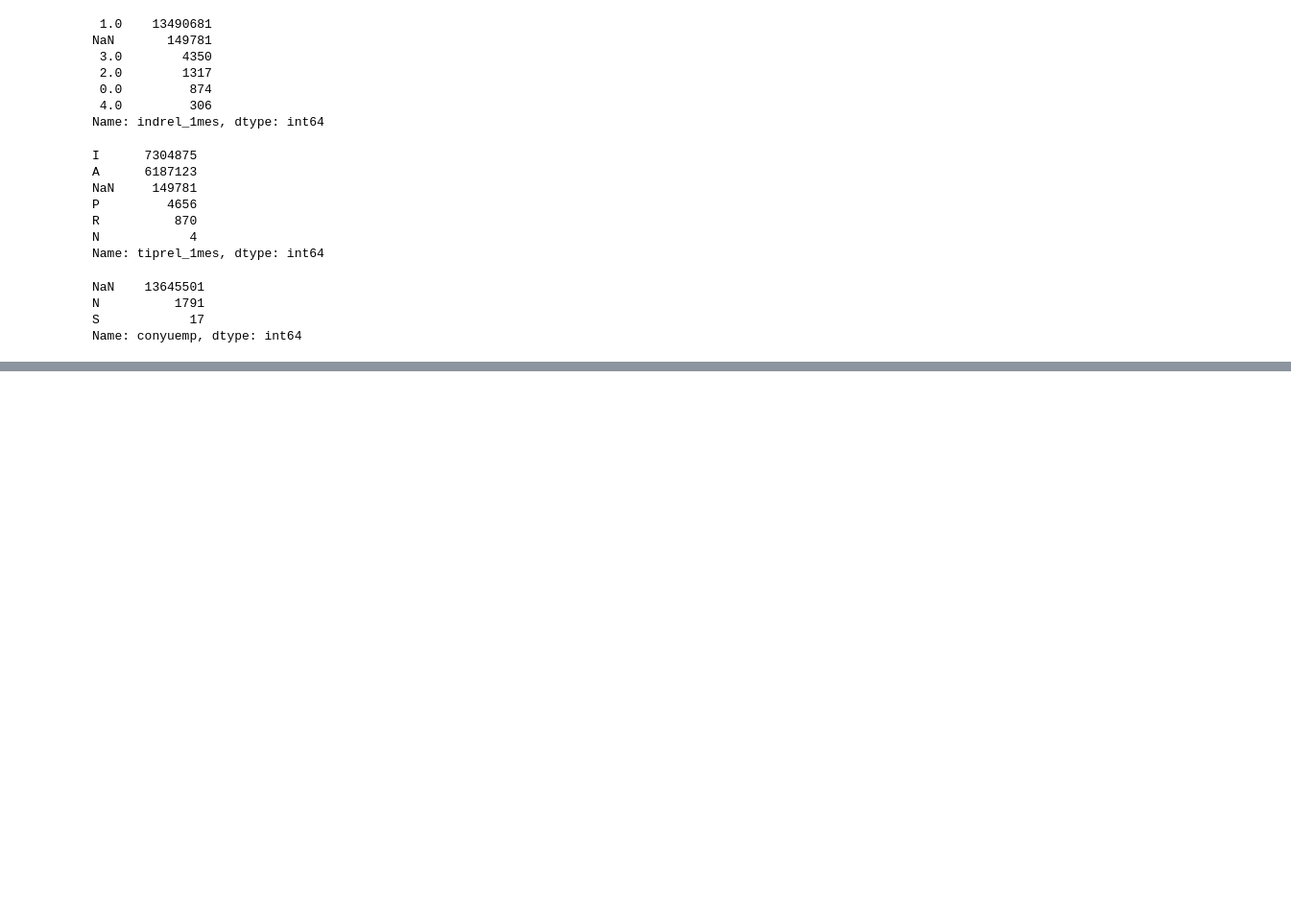
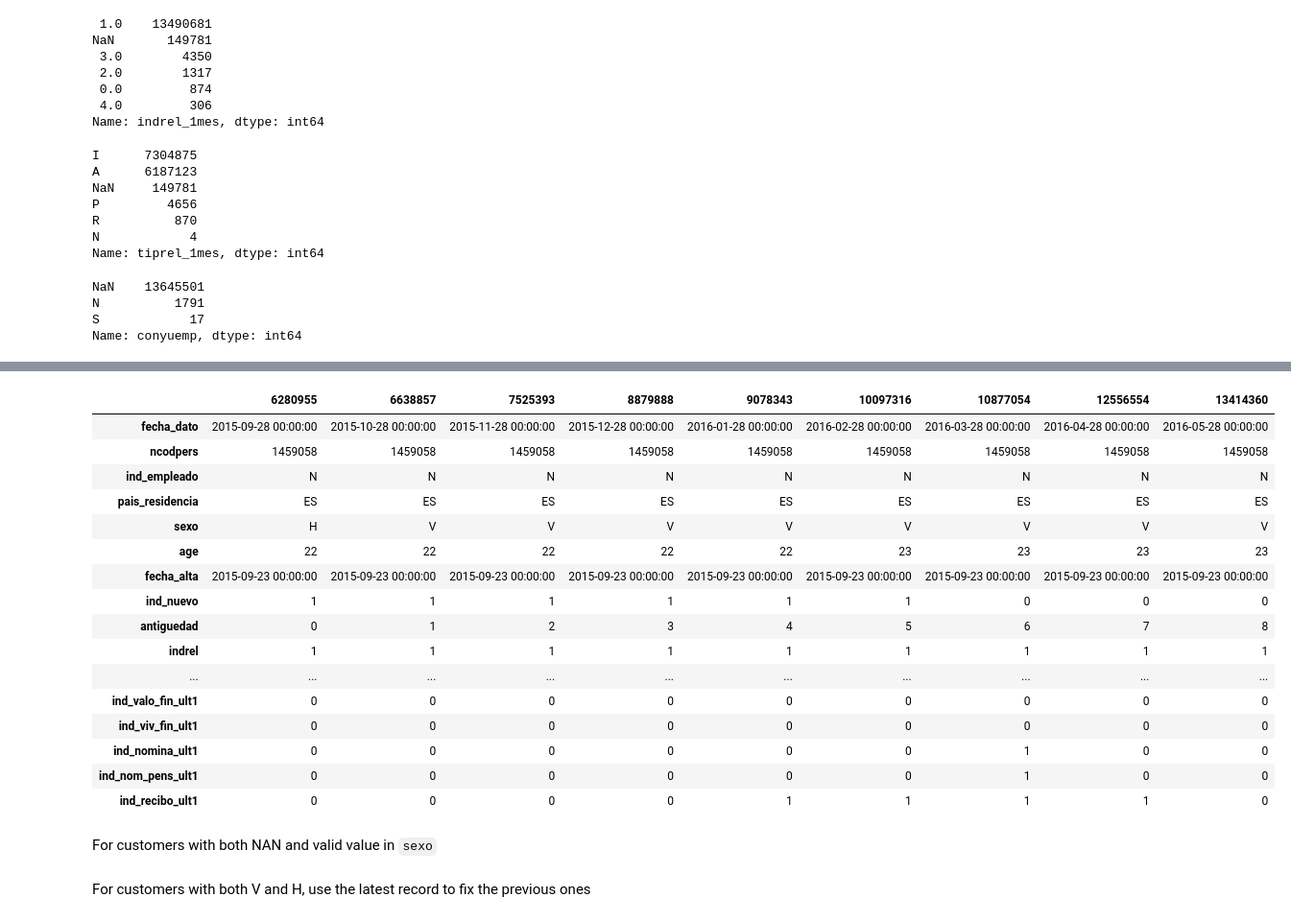
Before and after one commit to LiYan1988/santander-production-recommandation, a Jupyter notebook: notebooks/eda_3_4.ipynb, the cells around one changed output, grey strips where cells are left out. Shown at 96% size. Saved outputs shown, nothing was run; the diff lists cells and outputs as text; code cells hidden in the pictures; blank space fills up the shorter version.

```diff
--- a/notebooks/eda_3_4.ipynb
+++ b/notebooks/eda_3_4.ipynb
@@ -93,0 +157,10 @@ AttributeError: 'DataFrame' object has no attribute 'ncodpers_null'
+# %%
+cols = ['ind_empleado', 'pais_residencia', 'sexo',
+       'age', 'fecha_alta', 'ind_nuevo', 'antiguedad', 'indrel',
+       'ult_fec_cli_1t', 'indrel_1mes', 'tiprel_1mes', 'indresi', 'indext',
+       'conyuemp', 'canal_entrada', 'indfall', 'tipodom', 'cod_prov',
+       'nomprov', 'ind_actividad_cliente', 'renta', 'segmento']
+
+u = {}
+for c in tqdm.tqdm_notebook(cols):
+    u[c] = df.groupby('ncodpers')[c].progress_apply(lambda x: x.nunique(dropna=False))
@@ -93,0 +204,4 @@ AttributeError: 'DataFrame' object has no attribute 'ncodpers_null'
+# %%
+c = 'pais_residencia'
+a = u[c].loc[u[c]==2].index.tolist()
+a = df.loc[df.ncodpers.isin(a)].groupby('ncodpers')[c].apply(lambda x: x.isnull().any())
@@ -93,0 +232,11 @@ AttributeError: 'DataFrame' object has no attribute 'ncodpers_null'
+# %%
+def fix_pais_residencia(x):
+    x = x.fillna(method='bfill')
+    x = x.fillna(method='ffill')
+    return x
+
+# df['pais_residencia'] = df.groupby('ncodpers')['pais_residencia'].progress_apply(fix_pais_residencia)
+
+n = df.loc[df.ncodpers.isin(a[a].index)].groupby('ncodpers')['pais_residencia'].apply(fix_pais_residencia)
+
+df.loc[df.ncodpers.isin(a[a].index), 'pais_residencia'] = n
@@ -93,0 +293,22 @@ AttributeError: 'DataFrame' object has no attribute 'ncodpers_null'
+# %%
+df.loc[df.ncodpers==1459058].T
+# %% [output]
+|  | 6280955 | 6638857 | 7525393 | 8879888 | 9078343 | 10097316 | 10877054 | 12556554 | 13414360 |
+| fecha_dato | 2015-09-28 00:00:00 | 2015-10-28 00:00:00 | 2015-11-28 00:00:00 | 2015-12-28 00:00:00 | 2016-01-28 00:00:00 | 2016-02-28 00:00:00 | 2016-03-28 00:00:00 | 2016-04-28 00:00:00 | 2016-05-28 00:00:00 |
+| ncodpers | 1459058 | 1459058 | 1459058 | 1459058 | 1459058 | 1459058 | 1459058 | 1459058 | 1459058 |
+| ind_empleado | N | N | N | N | N | N | N | N | N |
+| pais_residencia | ES | ES | ES | ES | ES | ES | ES | ES | ES |
+| sexo | H | V | V | V | V | V | V | V | V |
+| age | 22 | 22 | 22 | 22 | 22 | 23 | 23 | 23 | 23 |
+| fecha_alta | 2015-09-23 00:00:00 | 2015-09-23 00:00:00 | 2015-09-23 00:00:00 | 2015-09-23 00:00:00 | 2015-09-23 00:00:00 | 2015-09-23 00:00:00 | 2015-09-23 00:00:00 | 2015-09-23 00:00:00 | 2015-09-23 00:00:00 |
+| ind_nuevo | 1 | 1 | 1 | 1 | 1 | 1 | 0 | 0 | 0 |
+| antiguedad | 0 | 1 | 2 | 3 | 4 | 5 | 6 | 7 | 8 |
+| indrel | 1 | 1 | 1 | 1 | 1 | 1 | 1 | 1 | 1 |
+| ... | ... | ... | ... | ... | ... | ... | ... | ... | ... |
+| ind_valo_fin_ult1 | 0 | 0 | 0 | 0 | 0 | 0 | 0 | 0 | 0 |
+| ind_viv_fin_ult1 | 0 | 0 | 0 | 0 | 0 | 0 | 0 | 0 | 0 |
+| ind_nomina_ult1 | 0 | 0 | 0 | 0 | 0 | 0 | 1 | 0 | 0 |
+| ind_nom_pens_ult1 | 0 | 0 | 0 | 0 | 0 | 0 | 1 | 0 | 0 |
+| ind_recibo_ult1 | 0 | 0 | 0 | 0 | 1 | 1 | 1 | 1 | 0 |
+# %% [markdown]
+For customers with both NAN and valid value in `sexo`
@@ -93,0 +326,2 @@ AttributeError: 'DataFrame' object has no attribute 'ncodpers_null'
+# %% [markdown]
+For customers with both V and H, use the latest record to fix the previous ones
```
Also changed, not shown: parts of 35 cells of this notebook, 1 other file.
